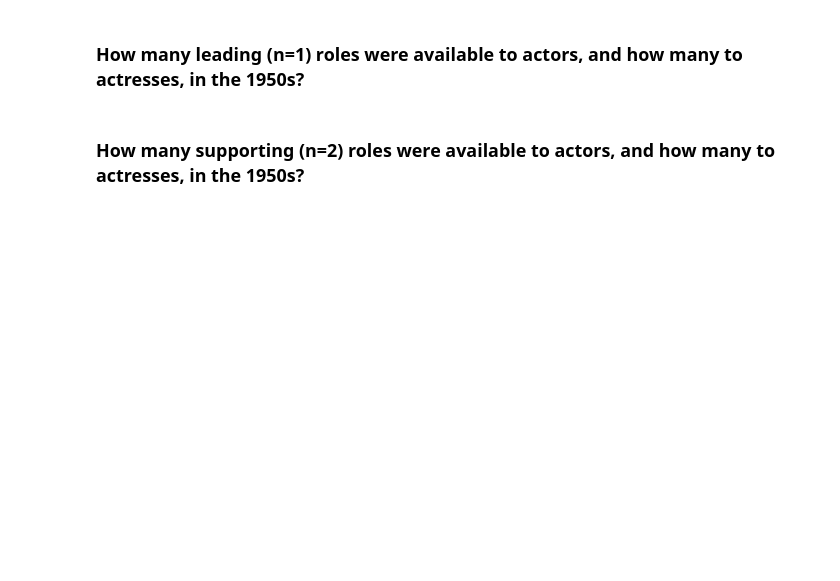
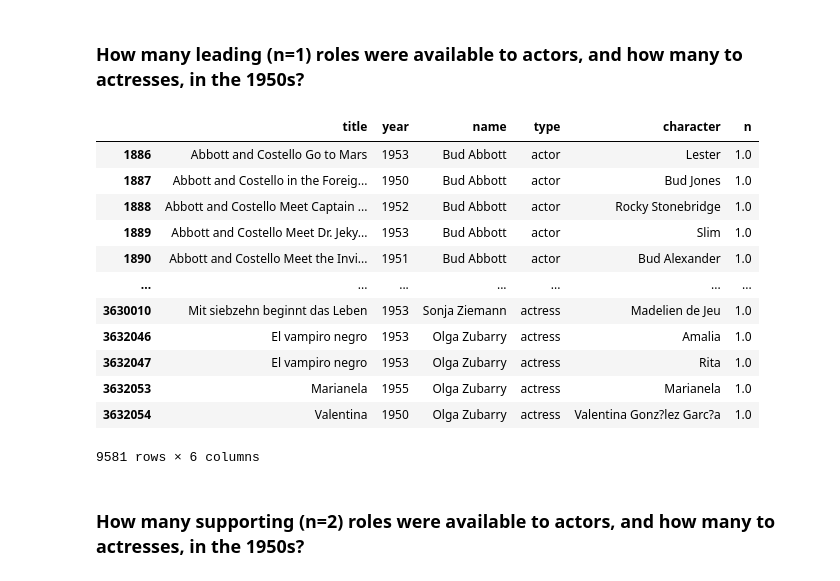
Before and after one commit to digitalminimal/Pandas_exercise, a Jupyter notebook: Exercises-2.ipynb, the cells around one changed output. Saved outputs shown, nothing was run; the diff lists cells and outputs as text; code cells hidden in the pictures; blank space fills up the shorter version.

```diff
--- a/Exercises-2.ipynb
+++ b/Exercises-2.ipynb
@@ -160,4 +434,22 @@ q
 # %% [markdown]
 ### How many leading (n=1) roles were available to actors, and how many to actresses, in the 1950s?
+# %%
+q=cast[cast['n']==1]
+q=q[q['year'].between(1950,1959)]
+q
+# %% [output]
+|  | title | year | name | type | character | n |
+| 1886 | Abbott and Costello Go to Mars | 1953 | Bud Abbott | actor | Lester | 1.0 |
+| 1887 | Abbott and Costello in the Foreig... | 1950 | Bud Abbott | actor | Bud Jones | 1.0 |
+| 1888 | Abbott and Costello Meet Captain ... | 1952 | Bud Abbott | actor | Rocky Stonebridge | 1.0 |
+| 1889 | Abbott and Costello Meet Dr. Jeky... | 1953 | Bud Abbott | actor | Slim | 1.0 |
+| 1890 | Abbott and Costello Meet the Invi... | 1951 | Bud Abbott | actor | Bud Alexander | 1.0 |
+| ... | ... | ... | ... | ... | ... | ... |
+| 3630010 | Mit siebzehn beginnt das Leben | 1953 | Sonja Ziemann | actress | Madelien de Jeu | 1.0 |
+| 3632046 | El vampiro negro | 1953 | Olga Zubarry | actress | Amalia | 1.0 |
+| 3632047 | El vampiro negro | 1953 | Olga Zubarry | actress | Rita | 1.0 |
+| 3632053 | Marianela | 1955 | Olga Zubarry | actress | Marianela | 1.0 |
+| 3632054 | Valentina | 1950 | Olga Zubarry | actress | Valentina Gonz?lez Garc?a | 1.0 |
+9581 rows × 6 columns
 # %% [markdown]
 ### How many supporting (n=2) roles were available to actors, and how many to actresses, in the 1950s?
```
Also changed, not shown: parts of 20 cells of this notebook.
